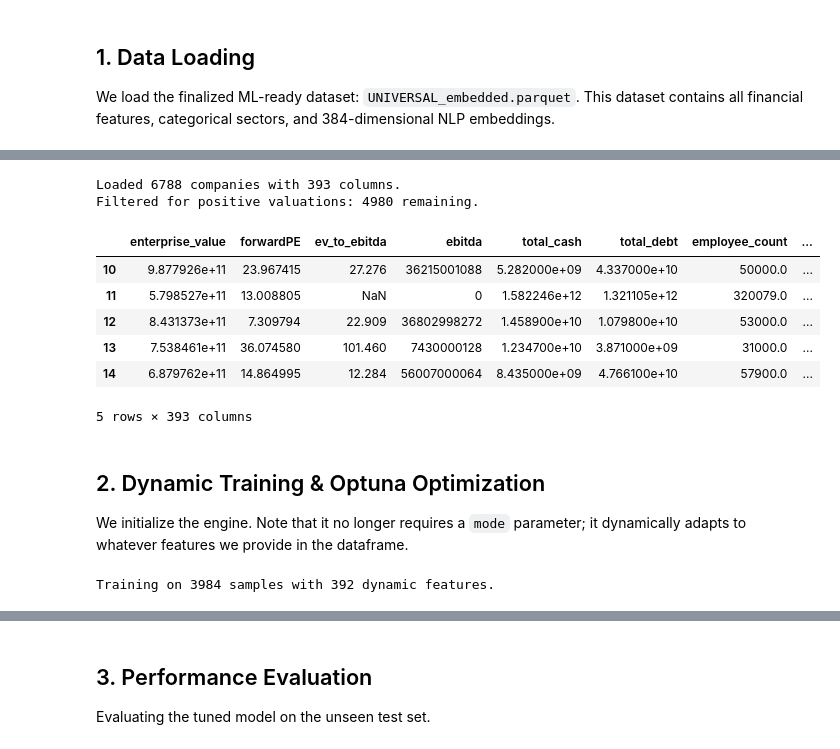
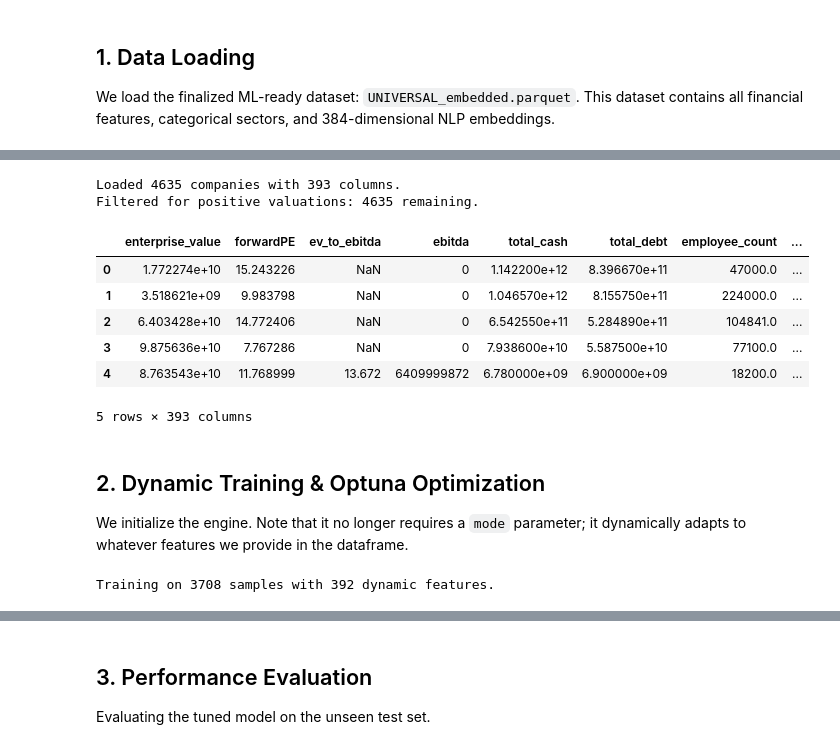
Before and after one commit to Ryan-Fue/smartComps, a Jupyter notebook: notebooks/valuation_prototype.ipynb, the cells around one changed output, grey strips where cells are left out. Saved outputs shown, nothing was run; the diff lists cells and outputs as text; code cells hidden in the pictures.

```diff
--- a/notebooks/valuation_prototype.ipynb
+++ b/notebooks/valuation_prototype.ipynb
@@ -37,26 +37,26 @@ The resulting model is optimized for the **$100M - $100B** mid-market universe.
 # %%
 data_path = "../data/processed/UNIVERSAL_embedded.parquet"
 
 if os.path.exists(data_path):
     df = pd.read_parquet(data_path)
     print(f"Loaded {len(df)} companies with {len(df.columns)} columns.")
 
     # Filter for positive valuations (critical for log-transform stability)
-    df = df[(df['enterprise_value'] > 10**8) & (df['enterprise_value'] < 10**12)]
+    df = df[(df['enterprise_value'] > 0)]
     print(f"Filtered for positive valuations: {len(df)} remaining.")
 
     display(df.head())
 else:
     print(f"CRITICAL: Final dataset not found at {data_path}. Run embedder.py first.")
 # %% [output]
-Loaded 6788 companies with 393 columns.
-Filtered for positive valuations: 4980 remaining.
+Loaded 4635 companies with 393 columns.
+Filtered for positive valuations: 4635 remaining.
 |  | enterprise_value | forwardPE | ev_to_ebitda | ebitda | total_cash | total_debt | employee_count | ... |
-| 10 | 9.877926e+11 | 23.967415 | 27.276 | 36215001088 | 5.282000e+09 | 4.337000e+10 | 50000.0 | ... |
-| 11 | 5.798527e+11 | 13.008805 | NaN | 0 | 1.582246e+12 | 1.321105e+12 | 320079.0 | ... |
-| 12 | 8.431373e+11 | 7.309794 | 22.909 | 36802998272 | 1.458900e+10 | 1.079800e+10 | 53000.0 | ... |
-| 13 | 7.538461e+11 | 36.074580 | 101.460 | 7430000128 | 1.234700e+10 | 3.871000e+09 | 31000.0 | ... |
-| 14 | 6.879762e+11 | 14.864995 | 12.284 | 56007000064 | 8.435000e+09 | 4.766100e+10 | 57900.0 | ... |
+| 0 | 1.772274e+10 | 15.243226 | NaN | 0 | 1.142200e+12 | 8.396670e+11 | 47000.0 | ... |
+| 1 | 3.518621e+09 | 9.983798 | NaN | 0 | 1.046570e+12 | 8.155750e+11 | 224000.0 | ... |
+| 2 | 6.403428e+10 | 14.772406 | NaN | 0 | 6.542550e+11 | 5.284890e+11 | 104841.0 | ... |
+| 3 | 9.875636e+10 | 7.767286 | NaN | 0 | 7.938600e+10 | 5.587500e+10 | 77100.0 | ... |
+| 4 | 8.763543e+10 | 11.768999 | 13.672 | 6409999872 | 6.780000e+09 | 6.900000e+09 | 18200.0 | ... |
 5 rows × 393 columns
 # %% [markdown]
 ## 2. Dynamic Training & Optuna Optimization
@@ -74,7 +74,7 @@ X_train, X_test, y_train, y_test = train_test_split(X, y, test_size=0.2, random_
 
 print(f"Training on {X_train.shape[0]} samples with {X_train.shape[1]} dynamic features.")
 # %% [output]
-Training on 3984 samples with 392 dynamic features.
+Training on 3708 samples with 392 dynamic features.
 # %%
 # 4. High-Performance Hyperparameter Tuning
 # This uses Optuna to find the best XGBoost parameters and automatically retrains the model
```
Also changed, not shown: parts of 4 cells of this notebook.
